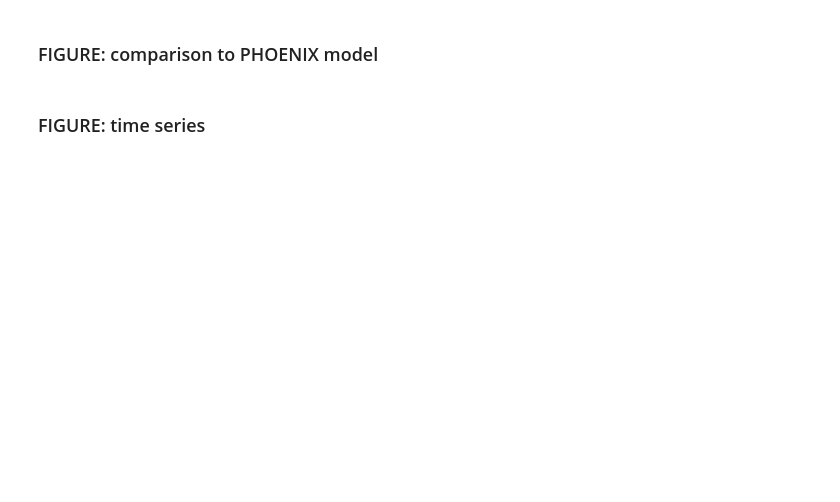
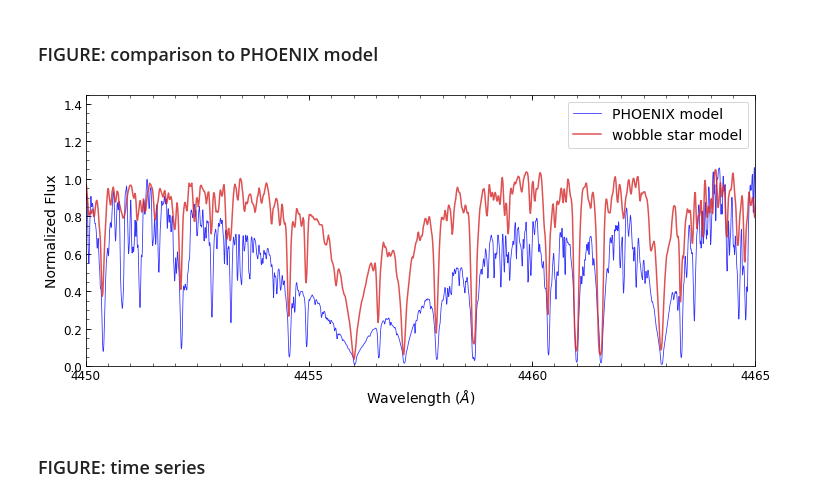
Before and after one commit to megbedell/wobble, a Jupyter notebook: paper/figures/make_figures.ipynb, the cells around one changed output. Drawn from its saved outputs; the diff is of its cells as text; code cells hidden in the pictures; blank space fills up the shorter version.

```diff
--- a/paper/figures/make_figures.ipynb
+++ b/paper/figures/make_figures.ipynb
@@ -417,8 +452,16 @@ plt.savefig('barnards_telluriczoom.pdf')
 ### FIGURE: comparison to PHOENIX model
 # %%
 from astropy.io import fits
-hdul = fits.open('/Users/mbedell/python/wobble/data/lte03300-5.00-0.0.PHOENIX-ACES-AGSS-COND-2011-HiRes.fits')
-model_ys = np.copy(hdul[0].data)
+hdul = fits.open('/Users/mbedell/python/wobble/data/lte03300-5.00-0.5.PHOENIX-ACES-AGSS-COND-2011-HiRes.fits')
+model_ys_3300k = np.copy(hdul[0].data)
+hdul = fits.open('/Users/mbedell/python/wobble/data/lte03200-5.00-0.5.PHOENIX-ACES-AGSS-COND-2011-HiRes.fits')
+model_ys_3200k = np.copy(hdul[0].data)
+hdul = fits.open('/Users/mbedell/python/wobble/data/lte03200-5.50-0.5.PHOENIX-ACES-AGSS-COND-2011-HiRes.fits')
+model_ys_55logg = np.copy(hdul[0].data)
+hdul = fits.open('/Users/mbedell/python/wobble/data/lte03200-4.50-0.5.PHOENIX-ACES-AGSS-COND-2011-HiRes.fits')
+model_ys_45logg = np.copy(hdul[0].data)
+hdul = fits.open('/Users/mbedell/python/wobble/data/lte03200-4.00-0.5.PHOENIX-ACES-AGSS-COND-2011-HiRes.fits')
+model_ys_40logg = np.copy(hdul[0].data)
 hdul = fits.open('/Users/mbedell/python/wobble/data/WAVE_PHOENIX-ACES-AGSS-COND-2011.fits')
 model_xs = np.copy(hdul[0].data)
 # %%
@@ -440,21 +483,23 @@ v_sys = 208.e3 # from eyeballing the Balmer region (4020-4050A)
 # %%
 fig = plt.figure(figsize=(12,5))
 ax = fig.add_subplot(111)
-ax.plot(model_xs, model_ys/1e13, c='k', ls='--', alpha=0.8, label='PHOENIX model')
+ax.plot(model_xs, model_ys_3200k/0.9e13, c='b', lw=0.8, alpha=0.8, label='PHOENIX model')
 ax.plot(xs / doppler(v_sys), np.exp(results_barnards.star_ys_predicted[r][n]),
                 color=MODEL_STAR_COLOR, lw=1.5, alpha=0.8, label='wobble star model')
 ax.set_xlim([4450,4465])
 ax.set_xticks(np.arange(4450, 4466, 5))
 ax.set_xticks(np.arange(4450, 4465, 0.5), minor=True)
 ax.set_ylim([0.0,1.45])
 ax.set_yticks(np.arange(0.0,1.6,0.2))
 ax.set_yticks(np.arange(0.0,1.5,0.05), minor=True)
 ax.legend(fontsize=14)
 
 ax.set_xlabel(r'Wavelength ($\AA$)', fontsize=14)
 ax.set_ylabel('Normalized Flux', fontsize=14)
 plt.savefig('barnards_model.png')
 plt.savefig('barnards_model.pdf');
+# %% [output]
+[figure, added]
 # %% [markdown]
 ### FIGURE: time series
 # %%
```
Also changed, not shown: parts of 8 cells of this notebook, 1 other file.
